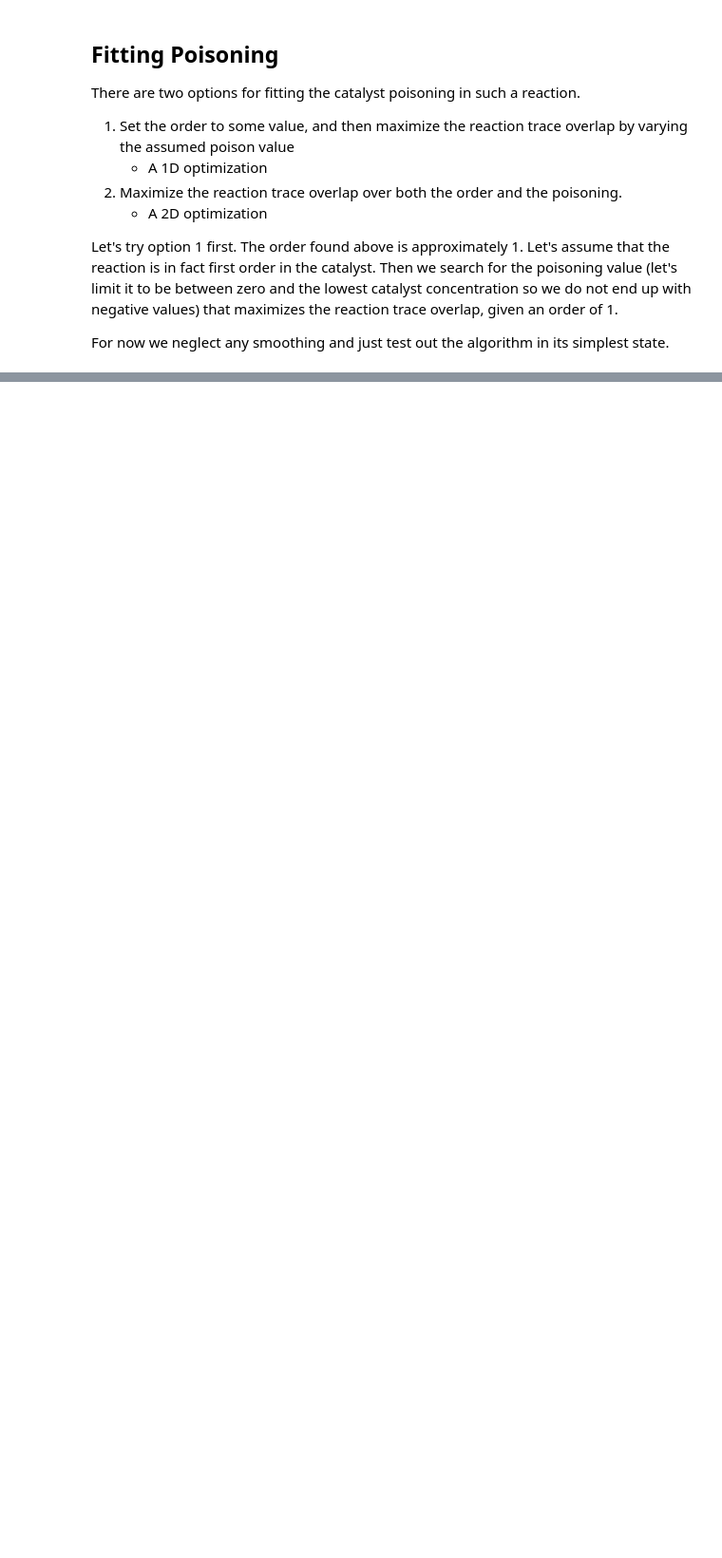
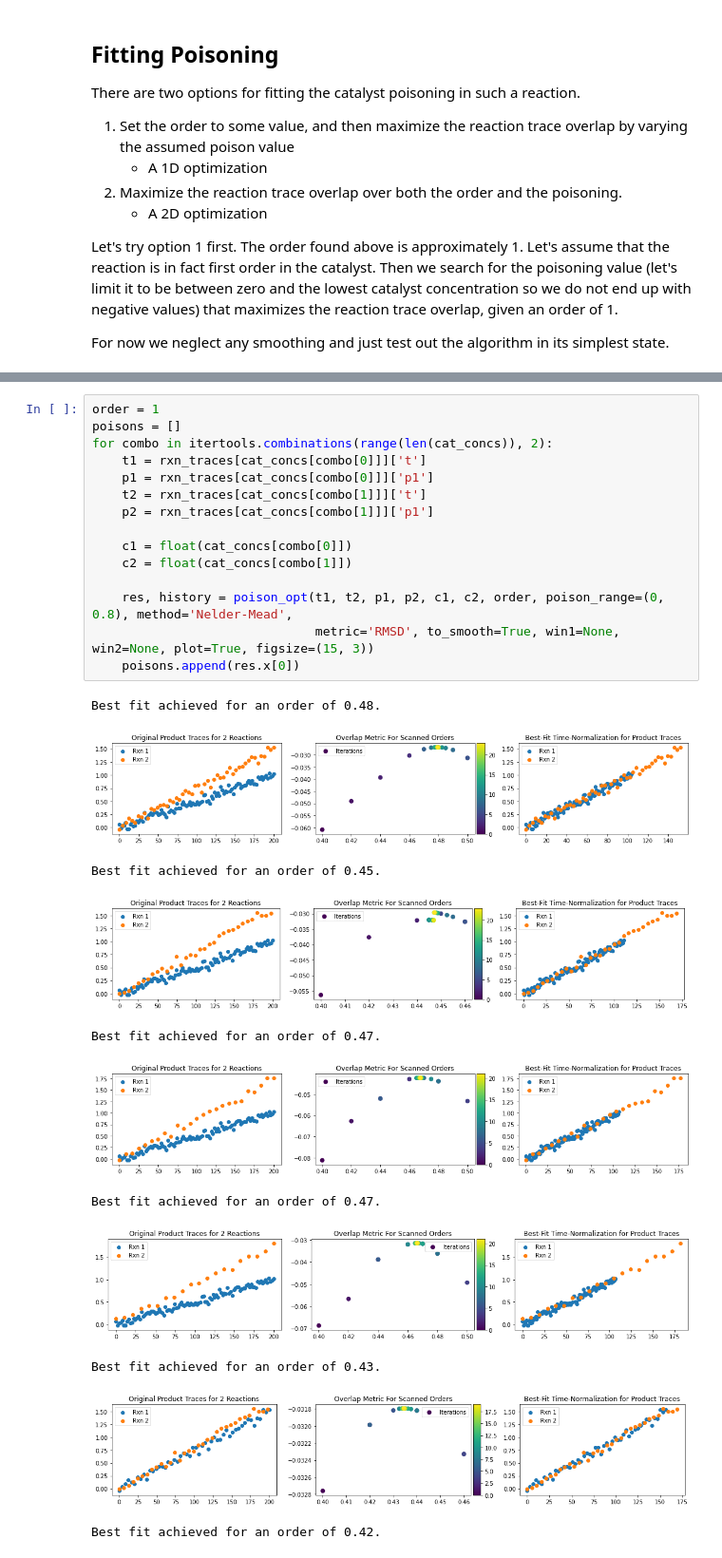
Before and after one commit to brettrhenderson/PyVTNA, a Jupyter notebook: notebooks/VTNA_Testing.ipynb, the cells around one changed output, grey strips where cells are left out. Shown at 95% size. Saved outputs shown, nothing was run; the diff lists cells and outputs as text; blank space fills up the shorter version.

```diff
--- a/notebooks/VTNA_Testing.ipynb
+++ b/notebooks/VTNA_Testing.ipynb
@@ -538,0 +491,27 @@ len(overlaps) // 2
+# %%
+order = 1
+poisons = []
+for combo in itertools.combinations(range(len(cat_concs)), 2):
+    t1 = rxn_traces[cat_concs[combo[0]]]['t']
+    p1 = rxn_traces[cat_concs[combo[0]]]['p1']
+    t2 = rxn_traces[cat_concs[combo[1]]]['t']
+    p2 = rxn_traces[cat_concs[combo[1]]]['p1']
+
+    c1 = float(cat_concs[combo[0]])
+    c2 = float(cat_concs[combo[1]])
+
+    res, history = poison_opt(t1, t2, p1, p2, c1, c2, order, poison_range=(0, 0.8), method='Nelder-Mead',
+                              metric='RMSD', to_smooth=True, win1=None, win2=None, plot=True, figsize=(15, 3))
+    poisons.append(res.x[0])
+# %% [output]
+Best fit achieved for an order of 0.48.
+[figure, added]
+Best fit achieved for an order of 0.45.
+[figure, added]
+Best fit achieved for an order of 0.47.
+[figure, added]
+Best fit achieved for an order of 0.47.
+[figure, added]
+Best fit achieved for an order of 0.43.
+[figure, added]
+Best fit achieved for an order of 0.42.
```
Also changed, not shown: parts of 24 cells of this notebook, 3 other files.
